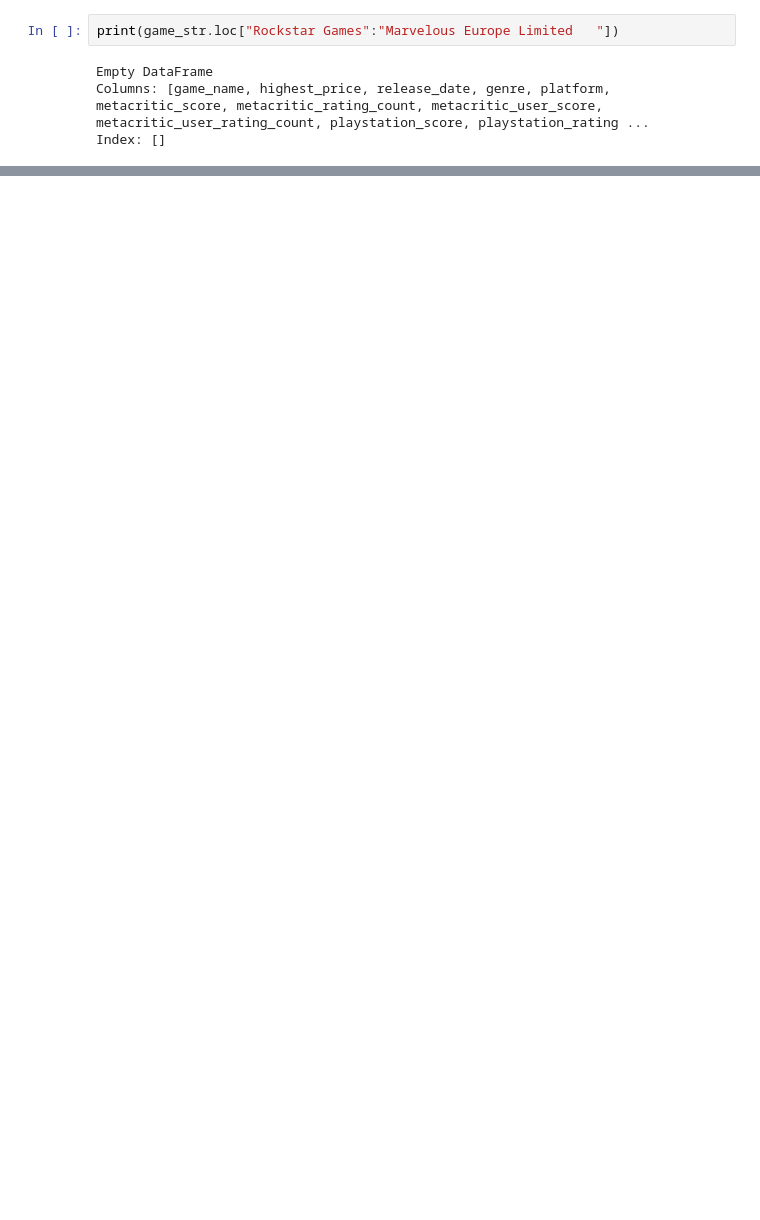
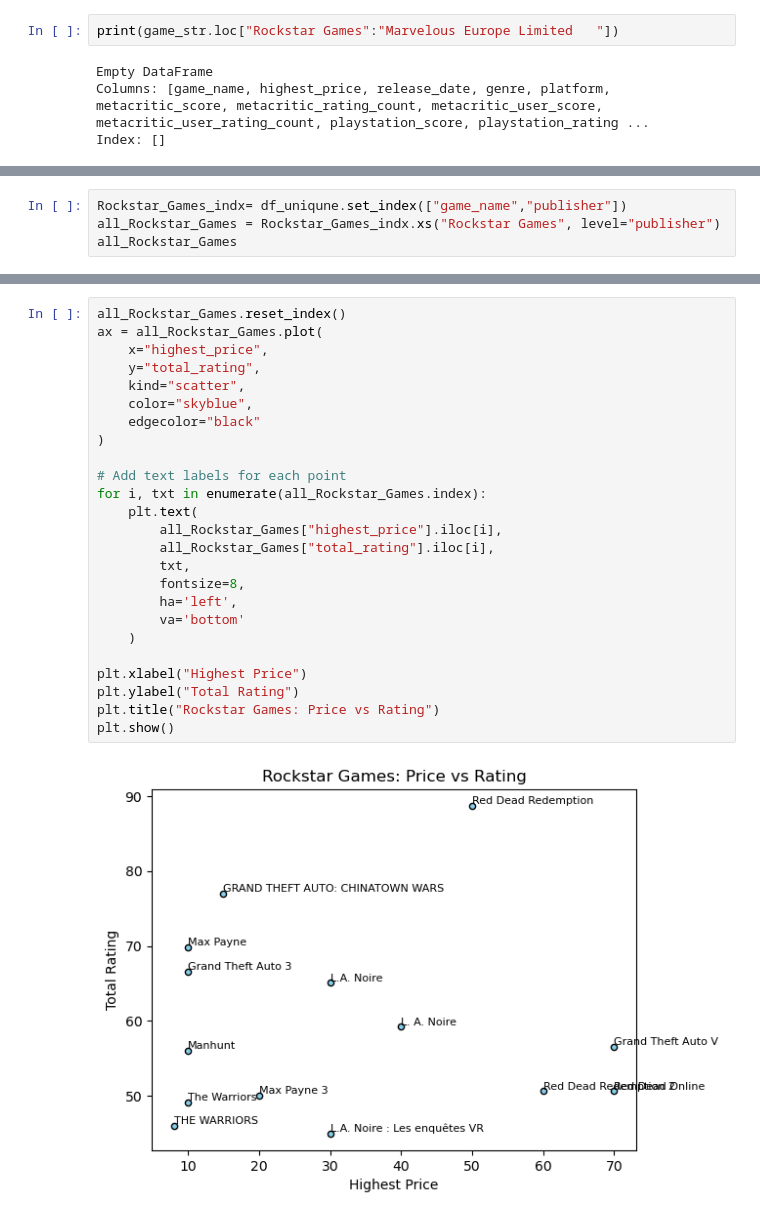
Before and after one commit to mirajgansi/game_detail, a Jupyter notebook: notebooks/analysis.ipynb, the cells around one changed output, grey strips where cells are left out. Drawn from its saved outputs; the diff is of its cells as text; blank space fills up the shorter version.

```diff
--- a/notebooks/analysis.ipynb
+++ b/notebooks/analysis.ipynb
@@ -411,0 +433,4 @@ Index: []
+# %%
+Rockstar_Games_indx= df_uniqune.set_index(["game_name","publisher"])
+all_Rockstar_Games = Rockstar_Games_indx.xs("Rockstar Games", level="publisher")
+all_Rockstar_Games
@@ -411,0 +454,27 @@ Index: []
+# %%
+all_Rockstar_Games.reset_index()
+ax = all_Rockstar_Games.plot(
+    x="highest_price",
+    y="total_rating",
+    kind="scatter",
+    color="skyblue",
+    edgecolor="black"
+)
+
+# Add text labels for each point
+for i, txt in enumerate(all_Rockstar_Games.index):
+    plt.text(
+        all_Rockstar_Games["highest_price"].iloc[i],
+        all_Rockstar_Games["total_rating"].iloc[i],
+        txt,
+        fontsize=8,
+        ha='left',
+        va='bottom'
+    )
+
+plt.xlabel("Highest Price")
+plt.ylabel("Total Rating")
+plt.title("Rockstar Games: Price vs Rating")
+plt.show()
+# %% [output]
+[figure, added]
```
Also changed, not shown: parts of 23 cells of this notebook.
